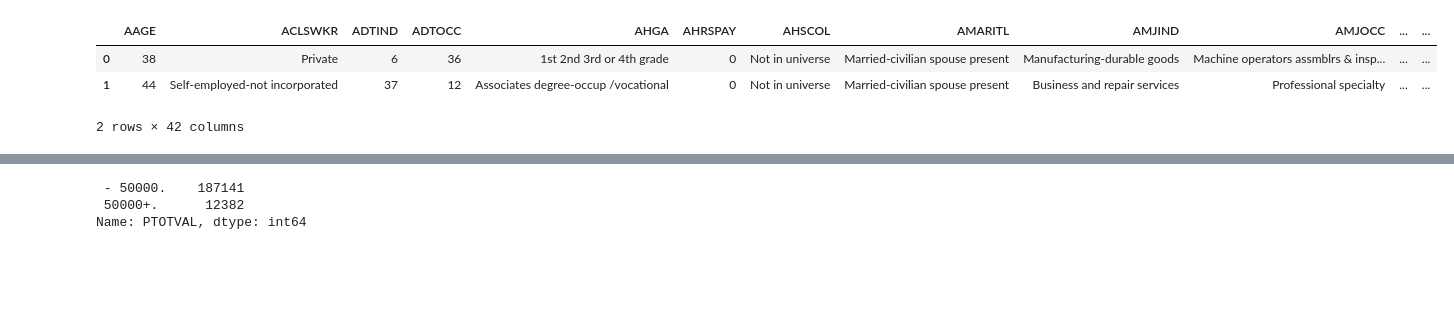
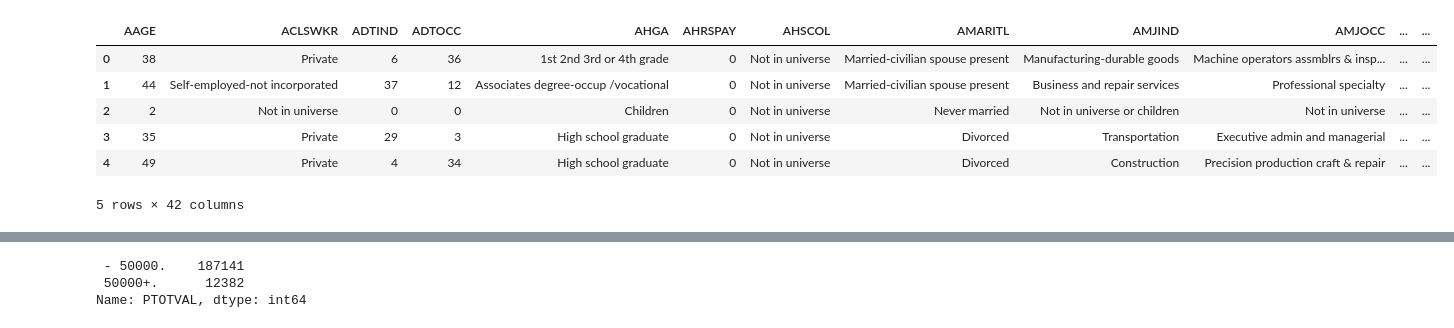
Before and after one commit to nAnna519/python_tasks, a Jupyter notebook: census_income/census-income.ipynb, the cells around one changed output, grey strips where cells are left out. Cells and saved outputs as stored; diff of their text form; code cells hidden in the pictures; blank space fills up the shorter version.

```diff
--- a/census_income/census-income.ipynb
+++ b/census_income/census-income.ipynb
@@ -20,9 +22,12 @@ dict_names = dict(zip(data_train.columns[::], [columns_name for columns_name in
 data_train = data_train.rename(columns=dict_names)
 data_test = data_test.rename(columns=dict_names)
 # %%
-data_test.head(2)
+data_test.head(5)
 # %% [output]
 |  | AAGE | ACLSWKR | ADTIND | ADTOCC | AHGA | AHRSPAY | AHSCOL | AMARITL | AMJIND | AMJOCC | ... | ... |
 | 0 | 38 | Private | 6 | 36 | 1st 2nd 3rd or 4th grade | 0 | Not in universe | Married-civilian spouse present | Manufacturing-durable goods | Machine operators assmblrs & insp... | ... | ... |
 | 1 | 44 | Self-employed-not incorporated | 37 | 12 | Associates degree-occup /vocational | 0 | Not in universe | Married-civilian spouse present | Business and repair services | Professional specialty | ... | ... |
+| 2 | 2 | Not in universe | 0 | 0 | Children | 0 | Not in universe | Never married | Not in universe or children | Not in universe | ... | ... |
+| 3 | 35 | Private | 29 | 3 | High school graduate | 0 | Not in universe | Divorced | Transportation | Executive admin and managerial | ... | ... |
+| 4 | 49 | Private | 4 | 34 | High school graduate | 0 | Not in universe | Divorced | Construction | Precision production craft & repair | ... | ... |
-2 rows × 42 columns
+5 rows × 42 columns
```
Also changed, not shown: parts of 18 cells of this notebook.
